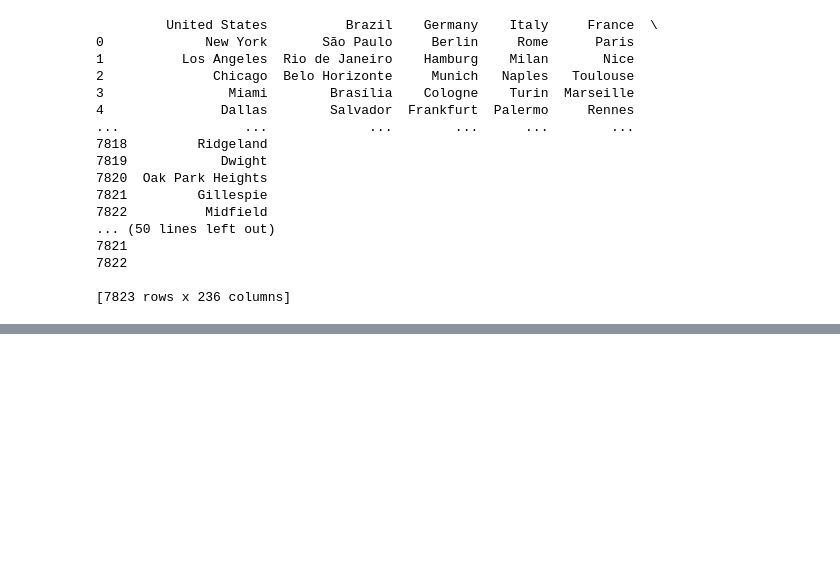
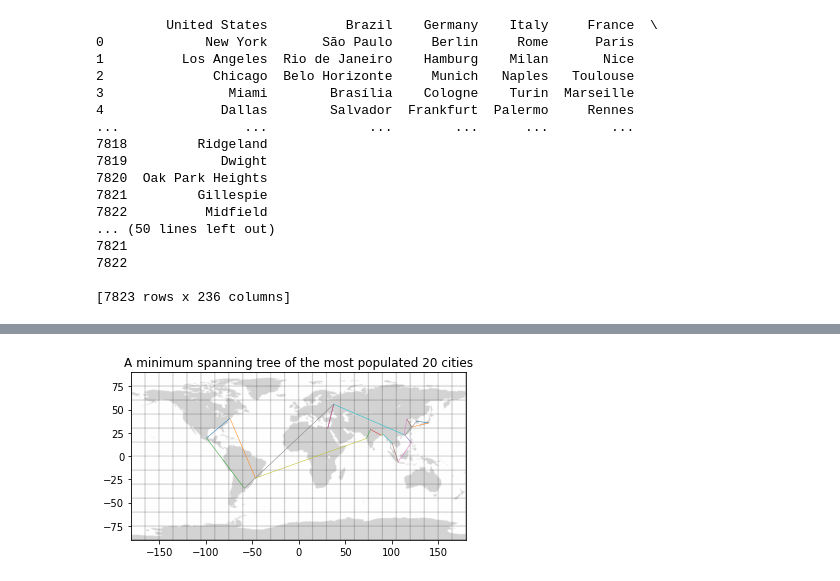
Before and after one commit to Aidan23Smith/Seeing-a-Connected-World, a Jupyter notebook: Seeing a Connected World.ipynb, the cells around one changed output, grey strips where cells are left out. Drawn from its saved outputs; the diff is of its cells as text; code cells hidden in the pictures; blank space fills up the shorter version.

```diff
--- a/Seeing a Connected World.ipynb
+++ b/Seeing a Connected World.ipynb
@@ -628,0 +483,92 @@ for i in range(1):
+# %%
+#Plots a minimum spanning tree for the most populated countries (takes too long to do them all)
+
+numcity = 20
+reduced = everything.head(numcity)
+
+lats = np.array(reduced.get('lat'))
+longs = np.array(reduced.get('lng'))
+
+tree = []
+for i in range(numcity):
+    tree.append([])
+pos = np.zeros(numcity)
+current = []
+done = []
+done2 = []
+whichtree = []
+inwhich = list(range(numcity))
+
+for j in range(numcity):
+    for i in np.array(range(numcity-j-1))+j+1:
+        tree[j].append([i, dist(lats[i], lats[j], longs[i], longs[j])])
+        tree[i].append([j, dist(lats[i], lats[j], longs[i], longs[j])])
+    whichtree.append([j])
+
+tree=np.array(tree)
+for j in range(numcity):
+    tree[j] = tree[j][tree[j][:,1].argsort()]
+    current.append([j, tree[j][0][0], tree[j][0][1]])
+
+current = np.array(current)
+
+while len(done2) < numcity-2:
+    temp = current[(-current[:,2]).argsort()]
+    v1 = int(temp[0][0])
+    v2 = int(temp[0][1])
+
+    if v1 in done2:
+        current[v1] = [v1, tree[v1][i][0], 0]
+    else:
+        which1 = inwhich[v1]
+        which2 = inwhich[v2]
+        if v1 not in whichtree[which2]:
+            whichtree[which2] = whichtree[which2] + whichtree[which1]
+            temp=inwhich[v1]
+            for j in whichtree[inwhich[v1]]:
+                inwhich[j] = inwhich[v2]
+            whichtree[temp] = []
+
+            if v1 not in done:
+                done.append(v1)
+            else:
+                done2.append(v1)
+
+            if v2 not in done:
+                done.append(v2)
+            else:
+                done2.append(v2)
+
+            plot(longs[v1], longs[v2], lats[v1], lats[v2])
+
+        finish = True
+        i=int(pos[v1])+1
+        while finish:
+            if tree[v1][i][0] not in done2:
+                finish = False
+                current[v1] = [v1, tree[v1][i][0], tree[v1][i][1]]
+                pos[v1] = i
+            i+=1
+
+        if current[v2][1] == v1:
+            finish = True
+            i=int(pos[v2])+1
+            while finish:
+                if tree[v2][i][0] not in done2:
+                    finish = False
+                    current[v2] = [v2, tree[v2][i][0], tree[v2][i][1]]
+                    pos[v2] = i
+                i+=1
+
+x = [x for x in range(numcity) if x not in done2]
+print(x, done)
+for i in done2:
+    print(city[i])
+print(city[x[0]])
+print(city[x[1]])
+plot(longs[x[0]], longs[x[1]], lats[x[0]], lats[x[1]])
+
+addmap()
+plt.title('A minimum spanning tree of the most populated ' + str(numcity) + ' cities')
+plt.savefig('minconnected.png', dpi=400)
+# %% [output]
@@ -628,0 +592 @@ for i in range(1):
+[figure, added]
```
Also changed, not shown: parts of 16 cells of this notebook.
